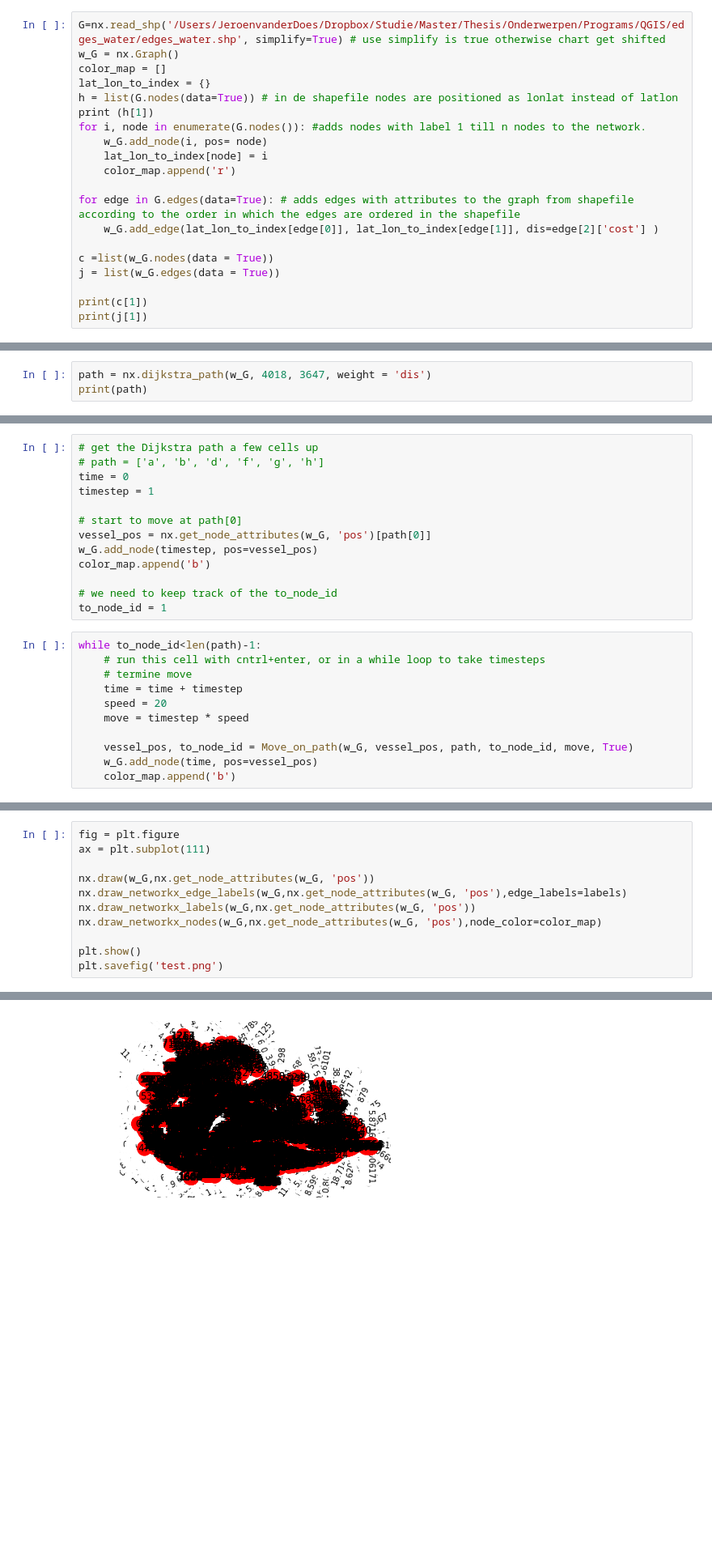
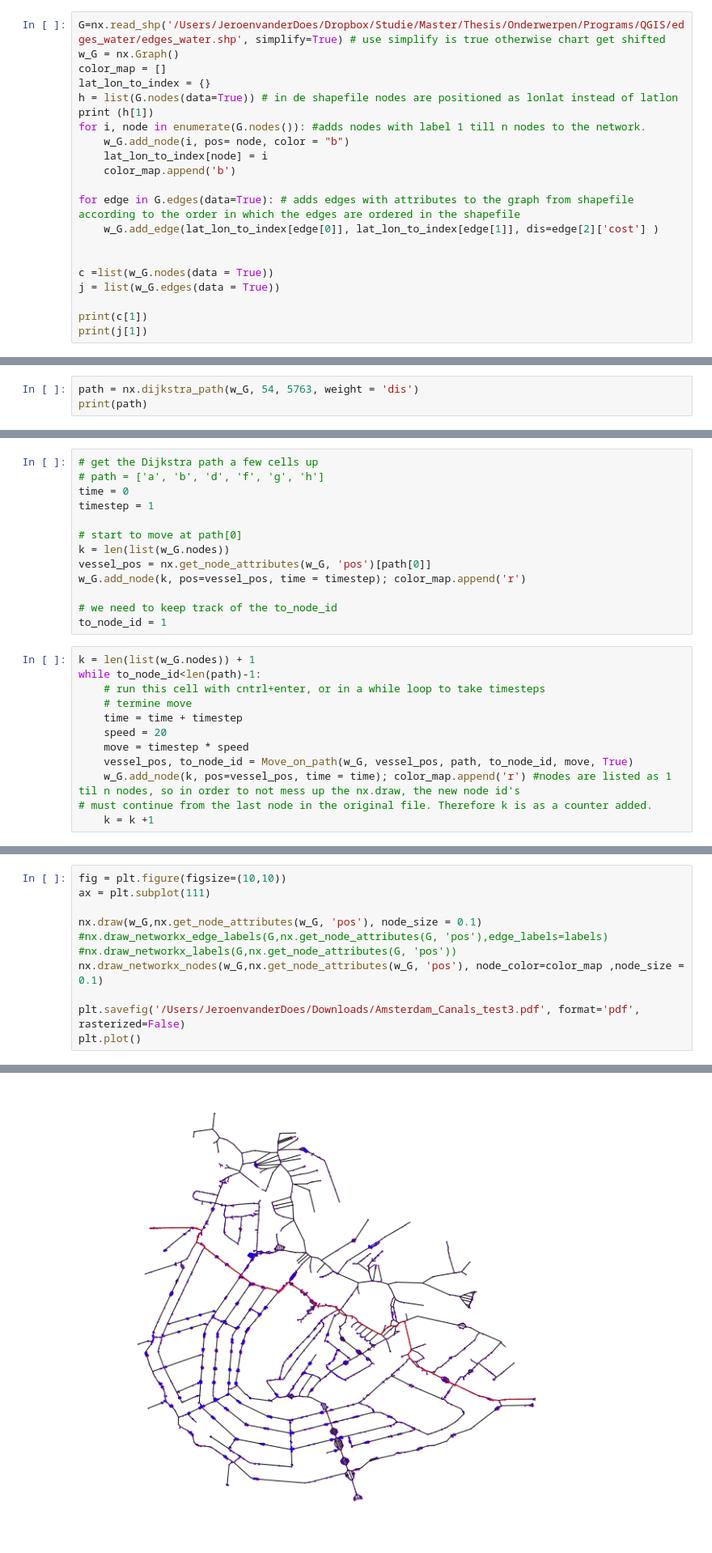
Before and after one commit to TUDelft-CITG/OpenTNSim, a Jupyter notebook: notebooks/Amsterdam_Network_Jupyter_Network_Uitgebreid_Fork.ipynb, the cells around one changed output, grey strips where cells are left out. Shown at 81% size. Drawn from its saved outputs; the diff is of its cells as text; blank space fills up the shorter version.

Commit message:
Working graph

```diff
--- a/notebooks/Amsterdam_Network_Jupyter_Network_Uitgebreid_Fork.ipynb
+++ b/notebooks/Amsterdam_Network_Jupyter_Network_Uitgebreid_Fork.ipynb
@@ -38,12 +37,13 @@ lat_lon_to_index = {}
 h = list(G.nodes(data=True)) # in de shapefile nodes are positioned as lonlat instead of latlon
 print (h[1])
 for i, node in enumerate(G.nodes()): #adds nodes with label 1 till n nodes to the network.
-    w_G.add_node(i, pos= node)
+    w_G.add_node(i, pos= node, color = "b")
     lat_lon_to_index[node] = i
-    color_map.append('r')
+    color_map.append('b')
 
 for edge in G.edges(data=True): # adds edges with attributes to the graph from shapefile according to the order in which the edges are ordered in the shapefile
     w_G.add_edge(lat_lon_to_index[edge[0]], lat_lon_to_index[edge[1]], dis=edge[2]['cost'] )
+
 
 c =list(w_G.nodes(data = True))
 j = list(w_G.edges(data = True))
@@ -93,4 +79,4 @@ plt.show()
 # %%
-path = nx.dijkstra_path(w_G, 4018, 3647, weight = 'dis')
+path = nx.dijkstra_path(w_G, 54, 5763, weight = 'dis')
 print(path)
 # %% [output]
@@ -181,21 +168,22 @@ time = 0
 timestep = 1
 
 # start to move at path[0]
+k = len(list(w_G.nodes))
 vessel_pos = nx.get_node_attributes(w_G, 'pos')[path[0]]
-w_G.add_node(timestep, pos=vessel_pos)
-color_map.append('b')
+w_G.add_node(k, pos=vessel_pos, time = timestep); color_map.append('r')
 
 # we need to keep track of the to_node_id
 to_node_id = 1
 # %%
+k = len(list(w_G.nodes)) + 1
 while to_node_id<len(path)-1:
     # run this cell with cntrl+enter, or in a while loop to take timesteps
     # termine move
     time = time + timestep
     speed = 20
     move = timestep * speed
-
     vessel_pos, to_node_id = Move_on_path(w_G, vessel_pos, path, to_node_id, move, True)
-    w_G.add_node(time, pos=vessel_pos)
-    color_map.append('b')
+    w_G.add_node(k, pos=vessel_pos, time = time); color_map.append('r') #nodes are listed as 1 til n nodes, so in order to not mess up the nx.draw, the new node id's
+# must continue from the last node in the original file. Therefore k is as a counter added.
+    k = k +1
 # %% [output]
@@ -223,12 +211,12 @@ nx.get_node_attributes(w_G, 'node_color')
 # %%
-fig = plt.figure
+fig = plt.figure(figsize=(10,10))
 ax = plt.subplot(111)
 
-nx.draw(w_G,nx.get_node_attributes(w_G, 'pos'))
-nx.draw_networkx_edge_labels(w_G,nx.get_node_attributes(w_G, 'pos'),edge_labels=labels)
-nx.draw_networkx_labels(w_G,nx.get_node_attributes(w_G, 'pos'))
-nx.draw_networkx_nodes(w_G,nx.get_node_attributes(w_G, 'pos'),node_color=color_map)
+nx.draw(w_G,nx.get_node_attributes(w_G, 'pos'), node_size = 0.1)
+#nx.draw_networkx_edge_labels(G,nx.get_node_attributes(G, 'pos'),edge_labels=labels)
+#nx.draw_networkx_labels(G,nx.get_node_attributes(G, 'pos'))
+nx.draw_networkx_nodes(w_G,nx.get_node_attributes(w_G, 'pos'), node_color=color_map ,node_size = 0.1)
 
-plt.show()
-plt.savefig('test.png')
+plt.savefig('/Users/JeroenvanderDoes/Downloads/Amsterdam_Canals_test3.pdf', format='pdf', rasterized=False)
+plt.plot()
 # %% [output]
@@ -235 +224 @@ plt.savefig('test.png')
-[figure, old version]
+[figure, new version]
```
Also changed, not shown: parts of 14 cells of this notebook, 1 other file.
